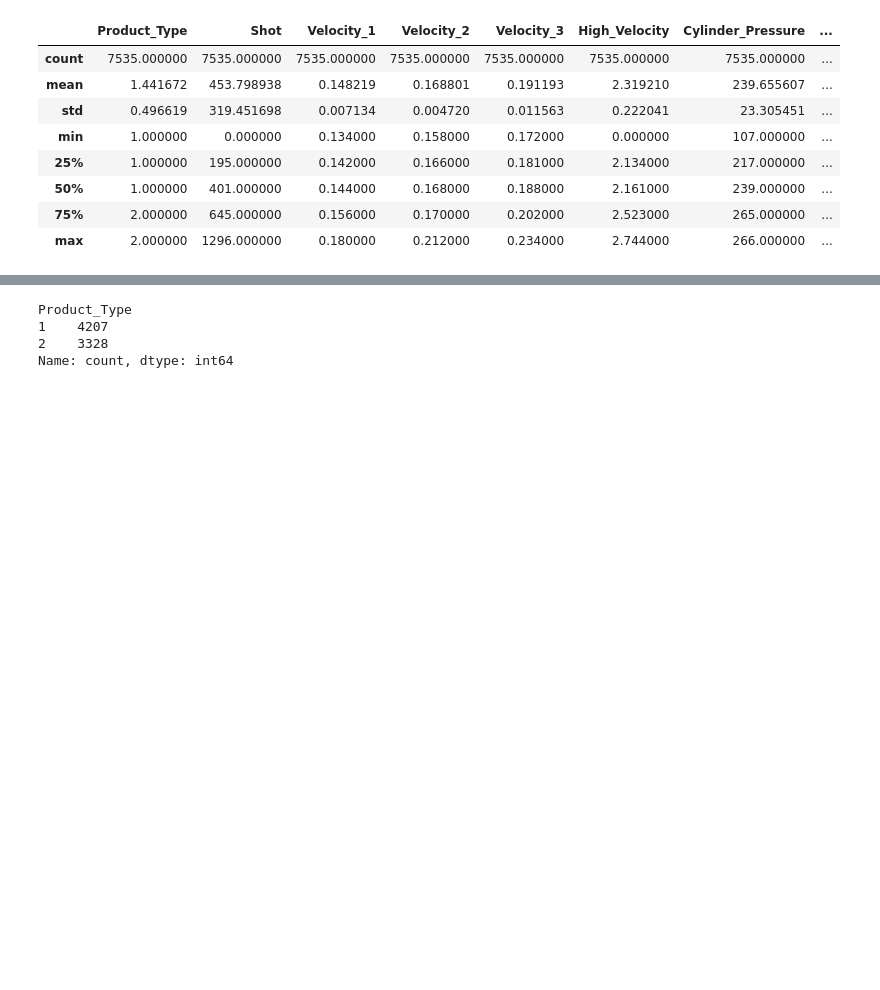
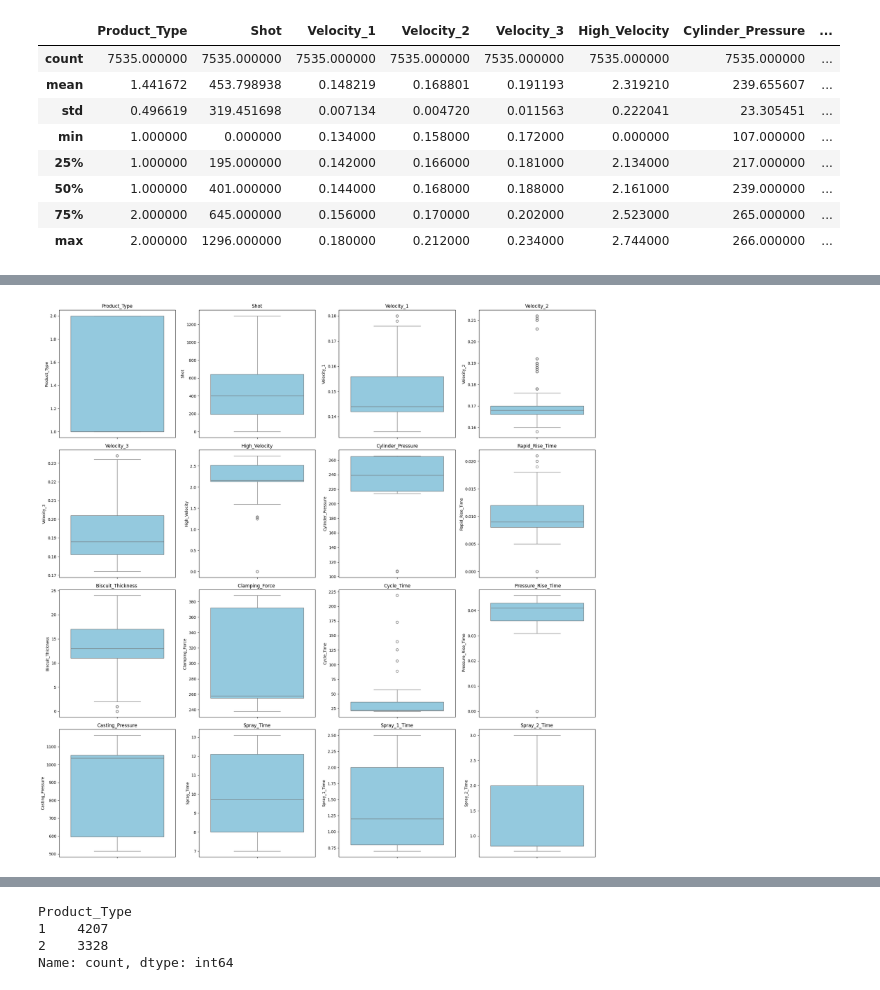
Before and after one commit to heeso0908/hotsix, a Jupyter notebook: notebooks/김재천/eda1.ipynb, the cells around one changed output, grey strips where cells are left out. Saved outputs shown, nothing was run; the diff lists cells and outputs as text; code cells hidden in the pictures; blank space fills up the shorter version.

```diff
--- a/notebooks/김재천/eda1.ipynb
+++ b/notebooks/김재천/eda1.ipynb
@@ -335,0 +389,26 @@ df_process.describe()
+# %%
+# df_process의 컬럼 목록
+cols = df_process.columns
+num_cols = len(cols)
+
+# 한 줄에 4개씩 그래프를 그리도록 설정
+n_cols = 4
+# math.ceil(num_cols / n_cols) 대신 아래 식을 사용합니다.
+n_rows = (num_cols + n_cols - 1) // n_cols
+
+fig, axes = plt.subplots(n_rows, n_cols, figsize=(20, 5 * n_rows))
+axes = axes.flatten() # 1차원 배열로 풀어서 반복문에 사용하기 쉽게 함
+
+# 각 컬럼별로 박스플롯 그리기
+for i, col in enumerate(cols):
+    sns.boxplot(y=df_process[col], ax=axes[i], color='skyblue')
+    axes[i].set_title(col)
+
+# 혹시 남는 빈 축(빈 그래프 공간)이 있다면 제거
+for j in range(i + 1, len(axes)):
+    fig.delaxes(axes[j])
+
+plt.tight_layout()
+plt.show()
+# %% [output]
+[figure, added]
```
Also changed, not shown: parts of 15 cells of this notebook.
